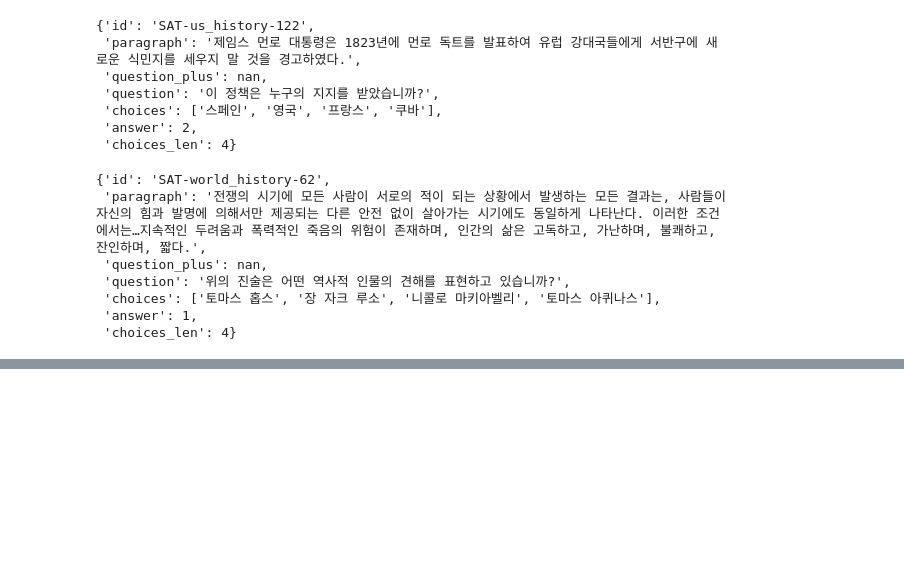
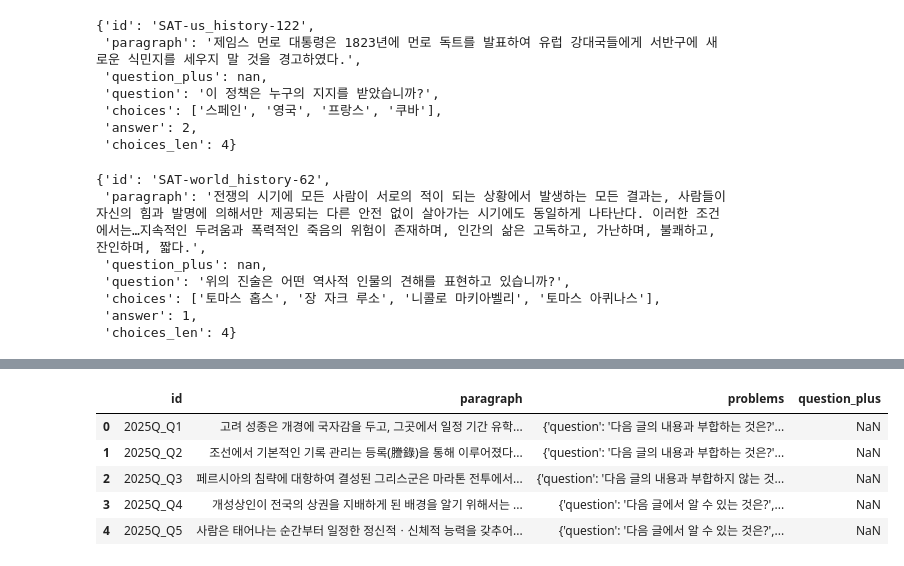
Before and after one commit to boostcampaitech8/pro-nlp-generationfornlp-nlp-13, a Jupyter notebook: notebooks/Jang/augment.ipynb, the cells around one changed output, grey strips where cells are left out. Cells and saved outputs as stored; diff of their text form; code cells hidden in the pictures; blank space fills up the shorter version.

```diff
--- a/notebooks/Jang/augment.ipynb
+++ b/notebooks/Jang/augment.ipynb
@@ -625,0 +910,18 @@ final_test_df.iloc[73,:].to_dict()
+# %%
+import pandas as pd
+
+logid_df = pd.read_csv(project_root/"data/train_augment_raw_logic.csv", index_col=0)
+
+logid_df = logid_df.dropna(subset=['paragraph'])
+logid_df = logid_df[logid_df['paragraph'].str.strip() != ""]
+logid_df['problems'] = logid_df.apply(
+    lambda row: str({
+        'question': row['question'],
+        'choices': eval(row['choices']),  # 문자열을 리스트로 변환
+        'answer': row['answer']
+    }),
+    axis=1
+)
+
+logid_df = logid_df[['id', 'paragraph', 'problems', 'question_plus']]
+logid_df.info()
@@ -625,0 +940,9 @@ final_test_df.iloc[73,:].to_dict()
+# %%
+logid_df.head()
+# %% [output]
+|  | id | paragraph | problems | question_plus |
+| 0 | 2025Q_Q1 | 고려 성종은 개경에 국자감을 두고, 그곳에서 일정 기간 유학... | {'question': '다음 글의 내용과 부합하는 것은?'... | NaN |
+| 1 | 2025Q_Q2 | 조선에서 기본적인 기록 관리는 등록(謄錄)을 통해 이루어졌다... | {'question': '다음 글의 내용과 부합하는 것은?'... | NaN |
+| 2 | 2025Q_Q3 | 페르시아의 침략에 대항하여 결성된 그리스군은 마라톤 전투에서... | {'question': '다음 글의 내용과 부합하지 않는 것... | NaN |
+| 3 | 2025Q_Q4 | 개성상인이 전국의 상권을 지배하게 된 배경을 알기 위해서는 ... | {'question': '다음 글에서 알 수 있는 것은?',... | NaN |
+| 4 | 2025Q_Q5 | 사람은 태어나는 순간부터 일정한 정신적ㆍ신체적 능력을 갖추어... | {'question': '다음 글에서 알 수 있는 것은?',... | NaN |
```
Also changed, not shown: parts of 23 cells of this notebook, 7 other files.
